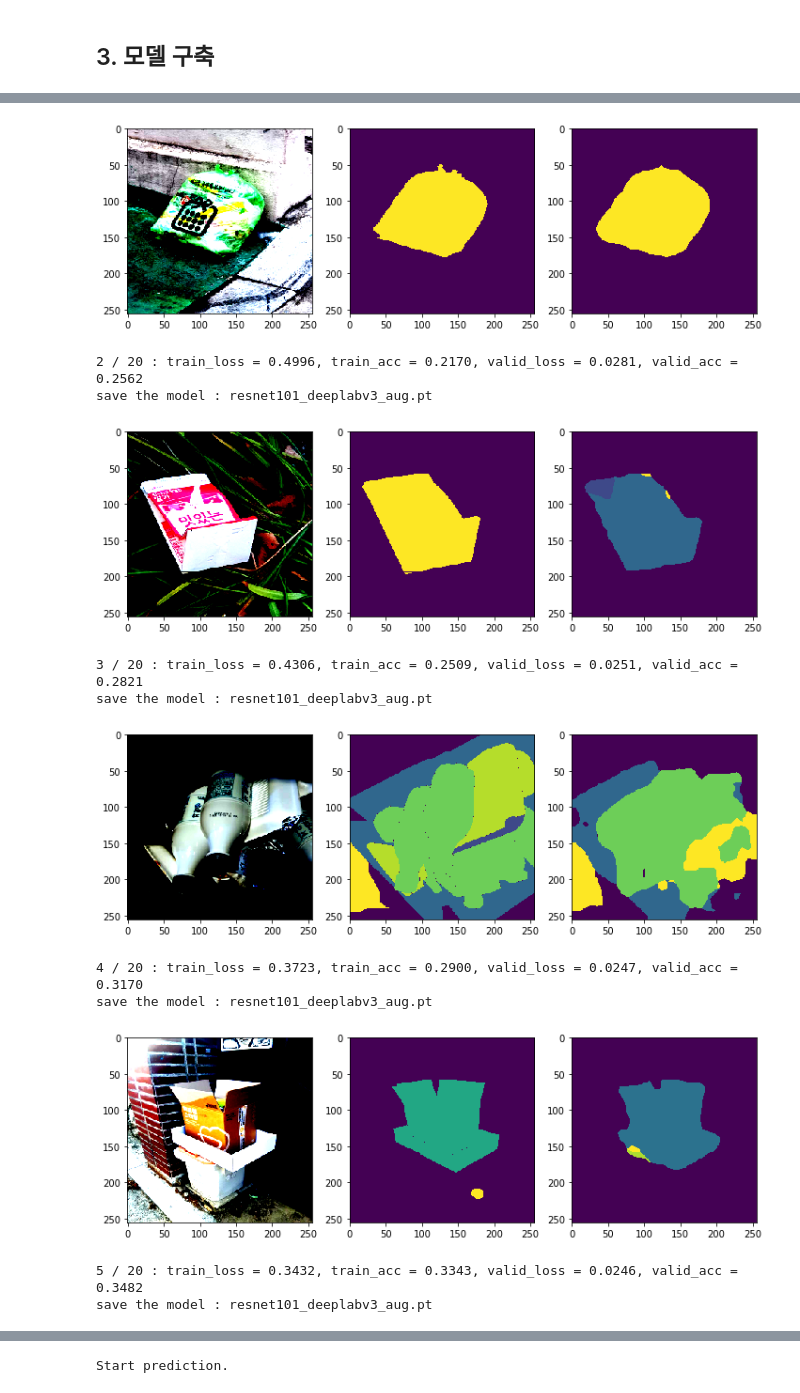
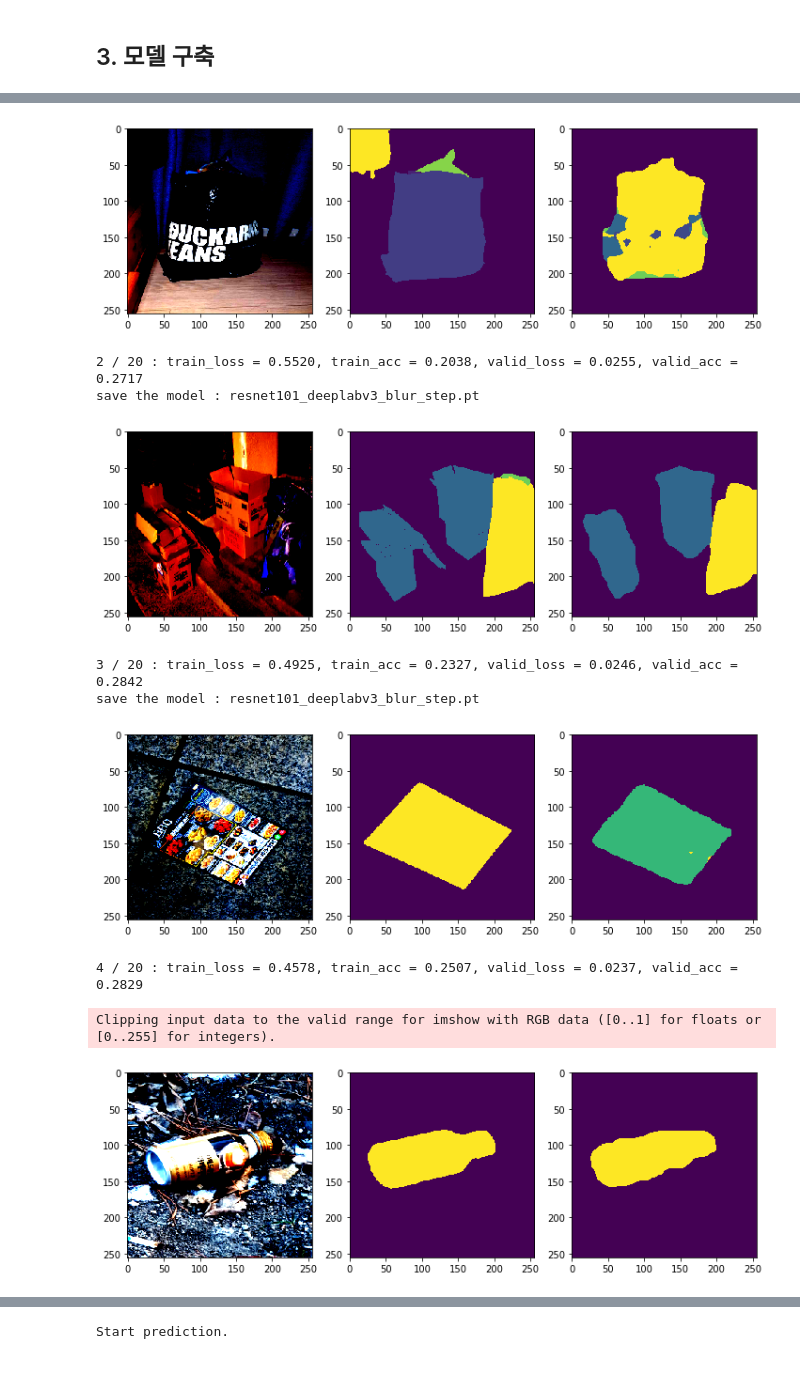
Before and after one commit to bcaitech1/p3-ims-obd-line2headingseongsu, a Jupyter notebook: MWLee/Code.ipynb, the cells around one changed output, grey strips where cells are left out. Drawn from its saved outputs; the diff is of its cells as text; code cells hidden in the pictures.

```diff
--- a/MWLee/Code.ipynb
+++ b/MWLee/Code.ipynb
@@ -95,9 +76,27 @@ class CustomDataLoader(Dataset):
                               A.RandomRotate90(0.5),
                               ToTensorV2()])
         '''
-        self.hor = A.Compose([A.HorizontalFlip(1), ToTensorV2()])
-        self.ver = A.Compose([A.VerticalFlip(1), ToTensorV2()])
-        self.ran = A.Compose([A.RandomRotate90(1), ToTensorV2()])
+        self.hor = A.Compose([A.HorizontalFlip(1),
+                              A.OneOf([
+                                    A.MotionBlur(p=1),
+                                    A.OpticalDistortion(p=1),
+                                    A.GaussNoise(p=1),
+                                    ], p=0.5),
+                              ToTensorV2()])
+        self.ver = A.Compose([A.VerticalFlip(1),
+                              A.OneOf([
+                                    A.MotionBlur(p=1),
+                                    A.OpticalDistortion(p=1),
+                                    A.GaussNoise(p=1),
+                                    ], p=0.5),
+                              ToTensorV2()])
+        self.ran = A.Compose([A.RandomRotate90(1),
+                              A.OneOf([
+                                    A.MotionBlur(p=1),
+                                    A.OpticalDistortion(p=1),
+                                    A.GaussNoise(p=1),
+                                    ], p=0.5),
+                              ToTensorV2()])
 
     def __getitem__(self, index: int):
         # dataset이 index되어 list처럼 동작
@@ -480,0 +359,11 @@ for epoch in range(n_epoch) :
+# %%
+device = torch.device('cuda' if torch.cuda.is_available else 'cpu')
+
+model = smp.DeepLabV3Plus(
+                        encoder_name='resnext101_32x8d', #resnext101_32x8d
+                        encoder_weights = 'imagenet',
+                        classes = class_nums).to(device)
+#criterion = LabelSmoothingLoss().to(device)
+criterion = nn.CrossEntropyLoss().to(device)
+optimizer = Adam(model.parameters(), lr = 0.0001, weight_decay=1e-6)
+scheduler = lr_scheduler.StepLR(optimizer, step_size = 7, gamma = 0.1)
@@ -481,15 +496,13 @@ for epoch in range(n_epoch) :
 # %%
-from torchvision.models.segmentation import deeplabv3_resnet101
-from torchsummaryX import summary
-
 device = torch.device('cuda' if torch.cuda.is_available else 'cpu')
 model = deeplabv3_resnet101(pretrained=True)
 model.classifier[-1] = nn.Conv2d(256, 12, kernel_size = 1, stride = 1)
 model = model.to(device)
 
 criterion = nn.CrossEntropyLoss().to(device)
+#optimizer = SGD(model.parameters(), lr = 0.0001, weight_decay=1e-6, momentum = 0.99)
 optimizer = Adam(model.parameters(), lr = 0.0001, weight_decay=1e-6)
-scheduler = lr_scheduler.StepLR(optimizer, step_size = 7, gamma = 0.1)
+scheduler = lr_scheduler.StepLR(optimizer, step_size = 10, gamma = 0.1)
 # %%
 n_epoch = 20 #parameter
 best_val_acc = -1
@@ -589,7 +602,7 @@ for epoch in range(n_epoch) :
     if train_miou > best_train_acc and mIoU > best_val_acc :
         best_train_acc = train_miou
         best_val_acc = mIoU
-        model_name = 'resnet101_deeplabv3_aug.pt'
+        model_name = 'resnet101_deeplabv3_blur_step.pt'
         print('save the model :', model_name)
         torch.save(model.state_dict(), model_name)
 
@@ -605,12 +618,10 @@ save the model : resnet101_deeplabv3_aug.pt
-[figure, old version]
+[figure, new version]
-2 / 20 : train_loss = 0.4996, train_acc = 0.2170, valid_loss = 0.0281, valid_acc = 0.2562
-save the model : resnet101_deeplabv3_aug.pt
+2 / 20 : train_loss = 0.5520, train_acc = 0.2038, valid_loss = 0.0255, valid_acc = 0.2717
+save the model : resnet101_deeplabv3_blur_step.pt
-[figure, old version]
+[figure, new version]
-3 / 20 : train_loss = 0.4306, train_acc = 0.2509, valid_loss = 0.0251, valid_acc = 0.2821
-save the model : resnet101_deeplabv3_aug.pt
+3 / 20 : train_loss = 0.4925, train_acc = 0.2327, valid_loss = 0.0246, valid_acc = 0.2842
+save the model : resnet101_deeplabv3_blur_step.pt
-[figure, old version]
+[figure, new version]
-4 / 20 : train_loss = 0.3723, train_acc = 0.2900, valid_loss = 0.0247, valid_acc = 0.3170
-save the model : resnet101_deeplabv3_aug.pt
+4 / 20 : train_loss = 0.4578, train_acc = 0.2507, valid_loss = 0.0237, valid_acc = 0.2829
+Clipping input data to the valid range for imshow with RGB data ([0..1] for floats or [0..255] for integers).
-[figure, old version]
+[figure, new version]
-5 / 20 : train_loss = 0.3432, train_acc = 0.3343, valid_loss = 0.0246, valid_acc = 0.3482
-save the model : resnet101_deeplabv3_aug.pt
```
Also changed, not shown: parts of 12 cells of this notebook, 2 other files.
